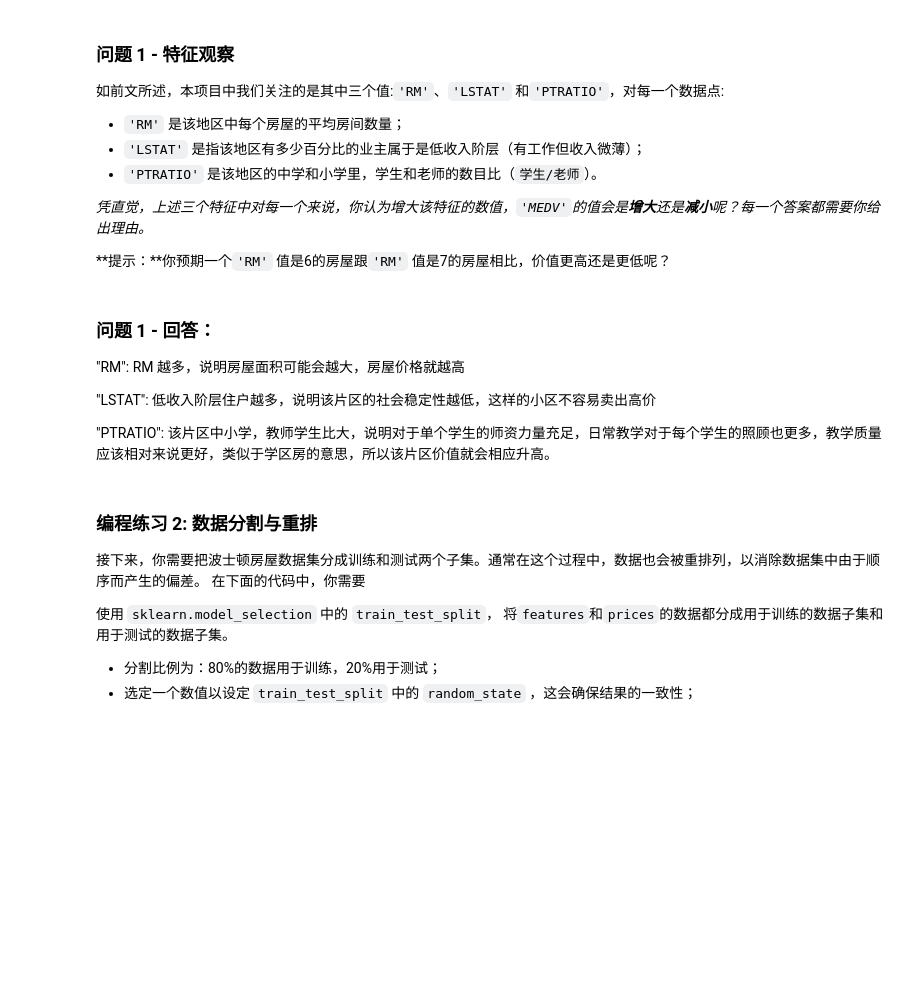
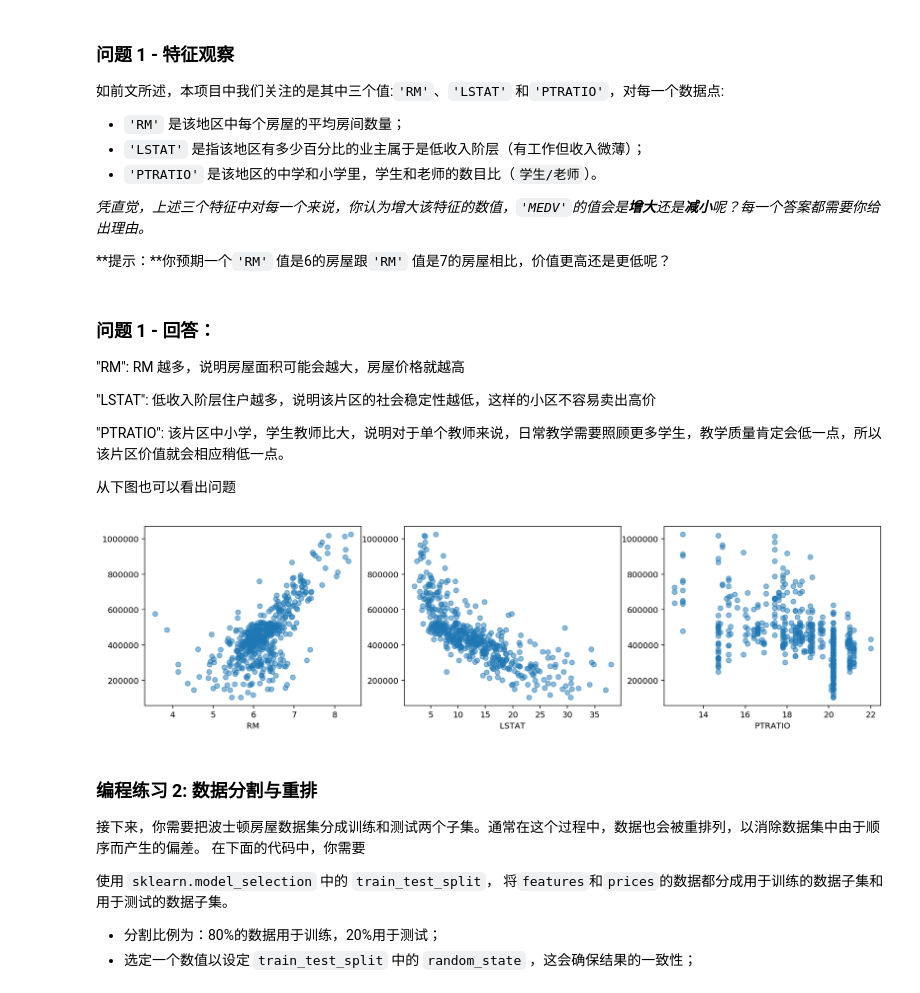
Before and after one commit to china10s/Udacity_ML, a Jupyter notebook: boston_housing/boston_housing.ipynb, the cells around one changed output. Drawn from its saved outputs; the diff is of its cells as text; code cells hidden in the pictures; blank space fills up the shorter version.

```diff
--- a/boston_housing/boston_housing.ipynb
+++ b/boston_housing/boston_housing.ipynb
@@ -124,7 +124,20 @@ RM 越多，说明房屋面积可能会越大，房屋价格就越高
 低收入阶层住户越多，说明该片区的社会稳定性越低，这样的小区不容易卖出高价
 
 "PTRATIO":
-该片区中小学，教师学生比大，说明对于单个学生的师资力量充足，日常教学对于每个学生的照顾也更多，教学质量应该相对来说更好，类似于学区房的意思，所以该片区价值就会相应升高。
+该片区中小学，学生教师比大，说明对于单个教师来说，日常教学需要照顾更多学生，教学质量肯定会低一点，所以该片区价值就会相应稍低一点。
+
+从下图也可以看出问题
+# %%
+import matplotlib.pyplot as plt
+%config InlineBackend.figure_format = 'retina'
+plt.figure(figsize=(16,4))
+
+for i, key in enumerate(['RM', 'LSTAT', 'PTRATIO']):
+    plt.subplot(1,3,i+1)
+    plt.xlabel(key)
+    plt.scatter(data[key],data['MEDV'],alpha = 0.5)
+# %% [output]
+[figure, added]
 # %% [markdown]
 ### 编程练习 2: 数据分割与重排
 接下来，你需要把波士顿房屋数据集分成训练和测试两个子集。通常在这个过程中，数据也会被重排列，以消除数据集中由于顺序而产生的偏差。
```
Also changed, not shown: parts of 4 cells of this notebook, 1 other file.
